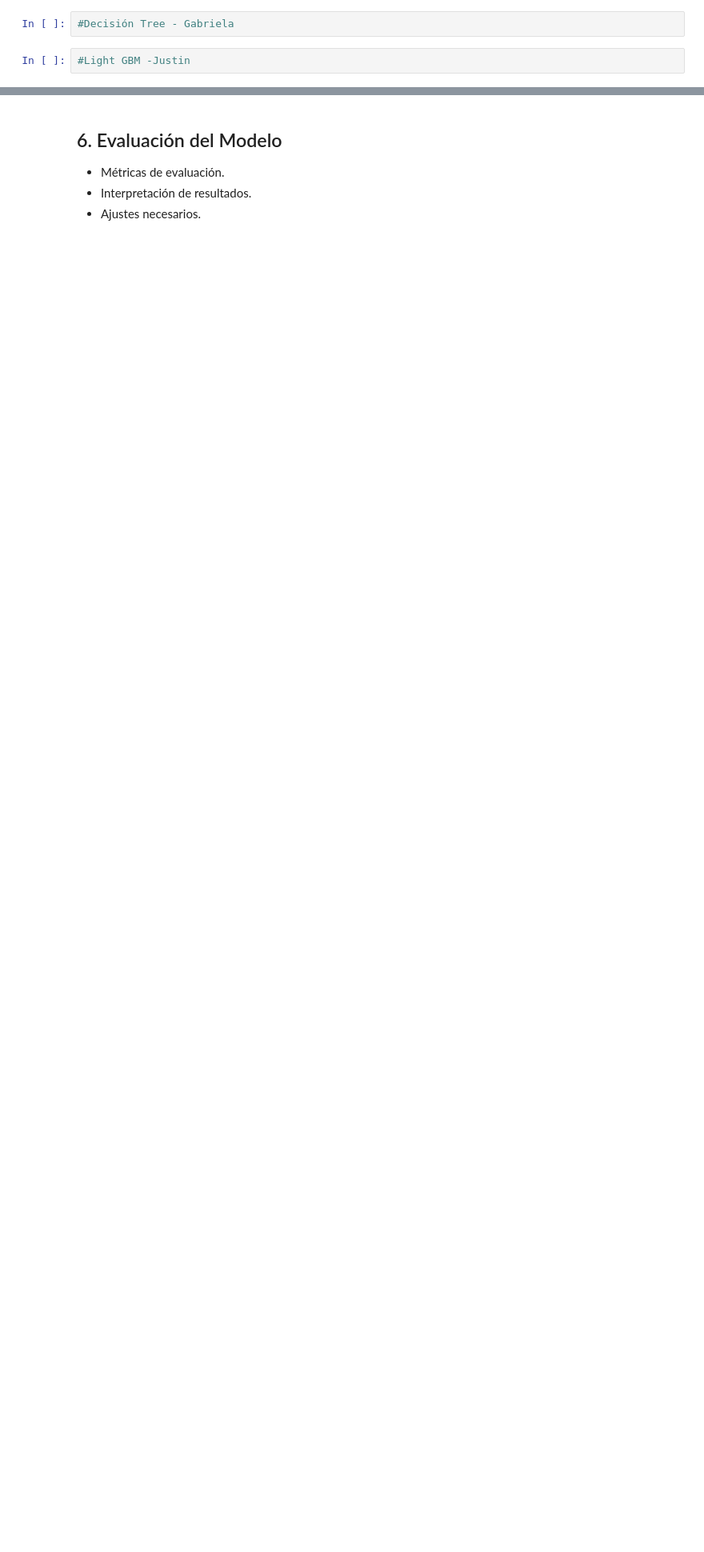
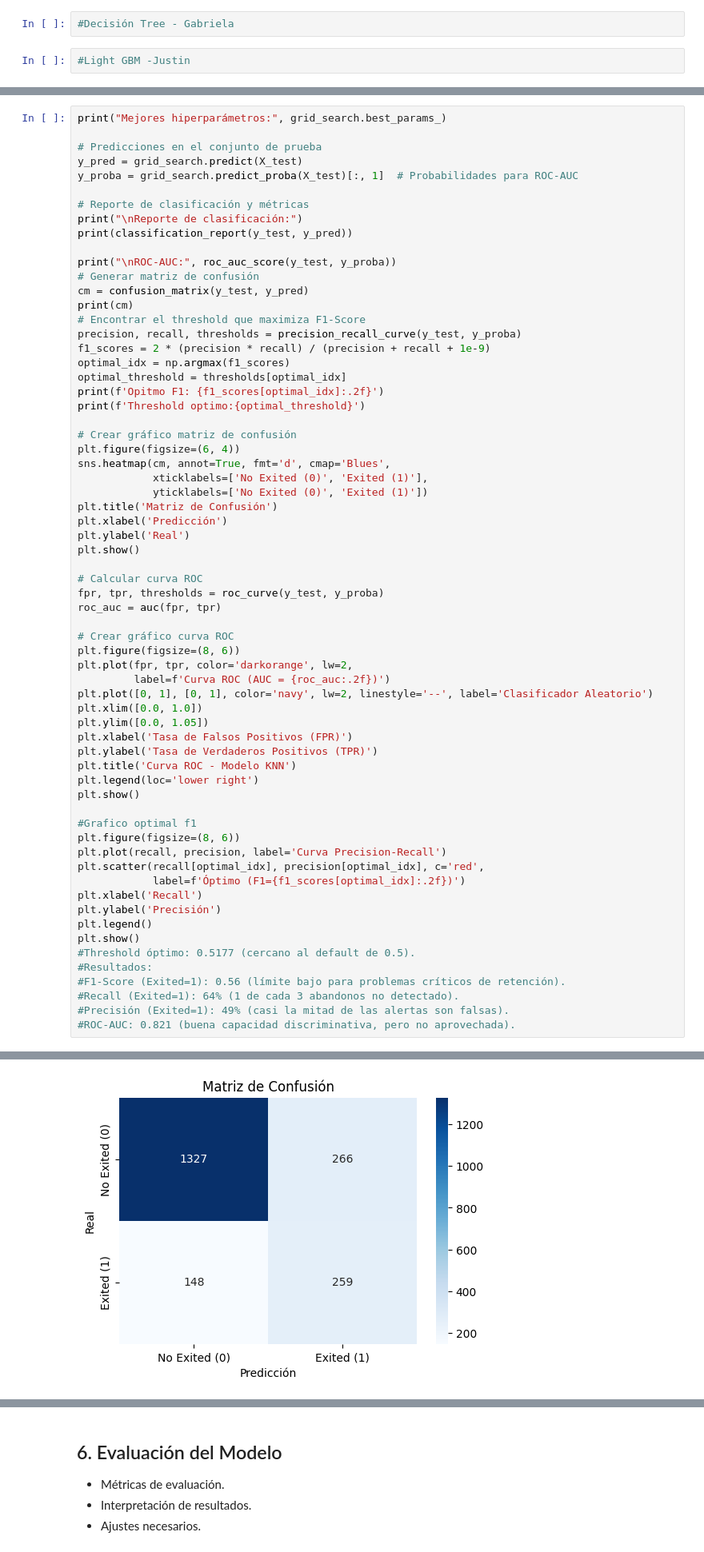
Before and after one commit to DarkinMC/CustomerChurn_Prediction_BankingSector_1AN-213_HAN_G4, a Jupyter notebook: Bank_customer_churn_pred.ipynb, the cells around one changed output, grey strips where cells are left out. Shown at 80% size. Cells and saved outputs as stored; diff of their text form; blank space fills up the shorter version.

```diff
--- a/Bank_customer_churn_pred.ipynb
+++ b/Bank_customer_churn_pred.ipynb
@@ -242,0 +324,66 @@ plt.show()
+# %%
+print("Mejores hiperparámetros:", grid_search.best_params_)
+
+# Predicciones en el conjunto de prueba
+y_pred = grid_search.predict(X_test)
+y_proba = grid_search.predict_proba(X_test)[:, 1]  # Probabilidades para ROC-AUC
+
+# Reporte de clasificación y métricas
+print("\nReporte de clasificación:")
+print(classification_report(y_test, y_pred))
+
+print("\nROC-AUC:", roc_auc_score(y_test, y_proba))
+# Generar matriz de confusión
+cm = confusion_matrix(y_test, y_pred)
+print(cm)
+# Encontrar el threshold que maximiza F1-Score
+precision, recall, thresholds = precision_recall_curve(y_test, y_proba)
+f1_scores = 2 * (precision * recall) / (precision + recall + 1e-9)
+optimal_idx = np.argmax(f1_scores)
+optimal_threshold = thresholds[optimal_idx]
+print(f'Opitmo F1: {f1_scores[optimal_idx]:.2f}')
+print(f'Threshold optimo:{optimal_threshold}')
+
+# Crear gráfico matriz de confusión
+plt.figure(figsize=(6, 4))
+sns.heatmap(cm, annot=True, fmt='d', cmap='Blues',
+            xticklabels=['No Exited (0)', 'Exited (1)'],
+            yticklabels=['No Exited (0)', 'Exited (1)'])
+plt.title('Matriz de Confusión')
+plt.xlabel('Predicción')
+plt.ylabel('Real')
+plt.show()
+
+# Calcular curva ROC
+fpr, tpr, thresholds = roc_curve(y_test, y_proba)
+roc_auc = auc(fpr, tpr)
+
+# Crear gráfico curva ROC
+plt.figure(figsize=(8, 6))
+plt.plot(fpr, tpr, color='darkorange', lw=2,
+         label=f'Curva ROC (AUC = {roc_auc:.2f})')
+plt.plot([0, 1], [0, 1], color='navy', lw=2, linestyle='--', label='Clasificador Aleatorio')
+plt.xlim([0.0, 1.0])
+plt.ylim([0.0, 1.05])
+plt.xlabel('Tasa de Falsos Positivos (FPR)')
+plt.ylabel('Tasa de Verdaderos Positivos (TPR)')
+plt.title('Curva ROC - Modelo KNN')
+plt.legend(loc='lower right')
+plt.show()
+
+#Grafico optimal f1
+plt.figure(figsize=(8, 6))
+plt.plot(recall, precision, label='Curva Precision-Recall')
+plt.scatter(recall[optimal_idx], precision[optimal_idx], c='red',
+            label=f'Óptimo (F1={f1_scores[optimal_idx]:.2f})')
+plt.xlabel('Recall')
+plt.ylabel('Precisión')
+plt.legend()
+plt.show()
+#Threshold óptimo: 0.5177 (cercano al default de 0.5).
+#Resultados:
+#F1-Score (Exited=1): 0.56 (límite bajo para problemas críticos de retención).
+#Recall (Exited=1): 64% (1 de cada 3 abandonos no detectado).
+#Precisión (Exited=1): 49% (casi la mitad de las alertas son falsas).
+#ROC-AUC: 0.821 (buena capacidad discriminativa, pero no aprovechada).
+# %% [output]
@@ -242,0 +408 @@ plt.show()
+[figure, added]
```
Also changed, not shown: parts of 3 cells of this notebook.
